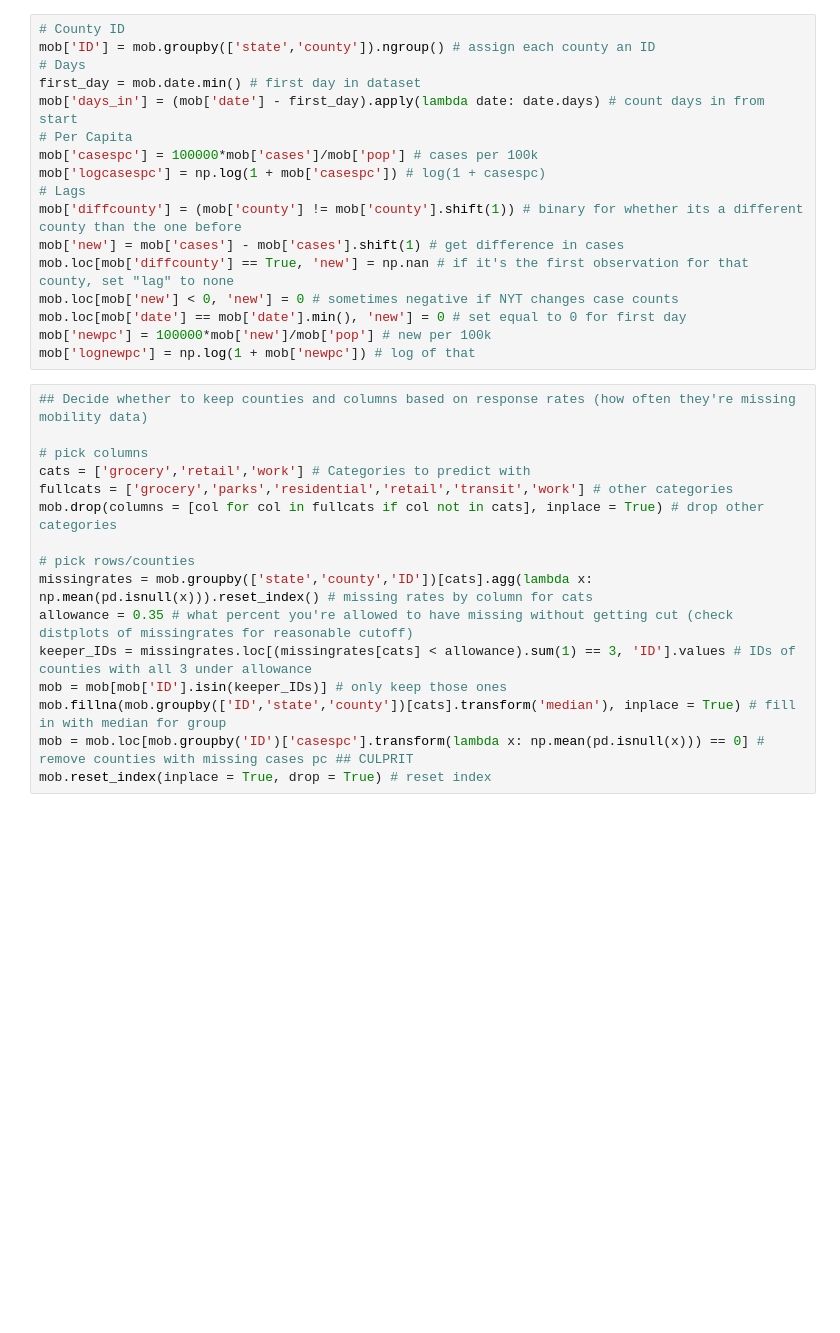
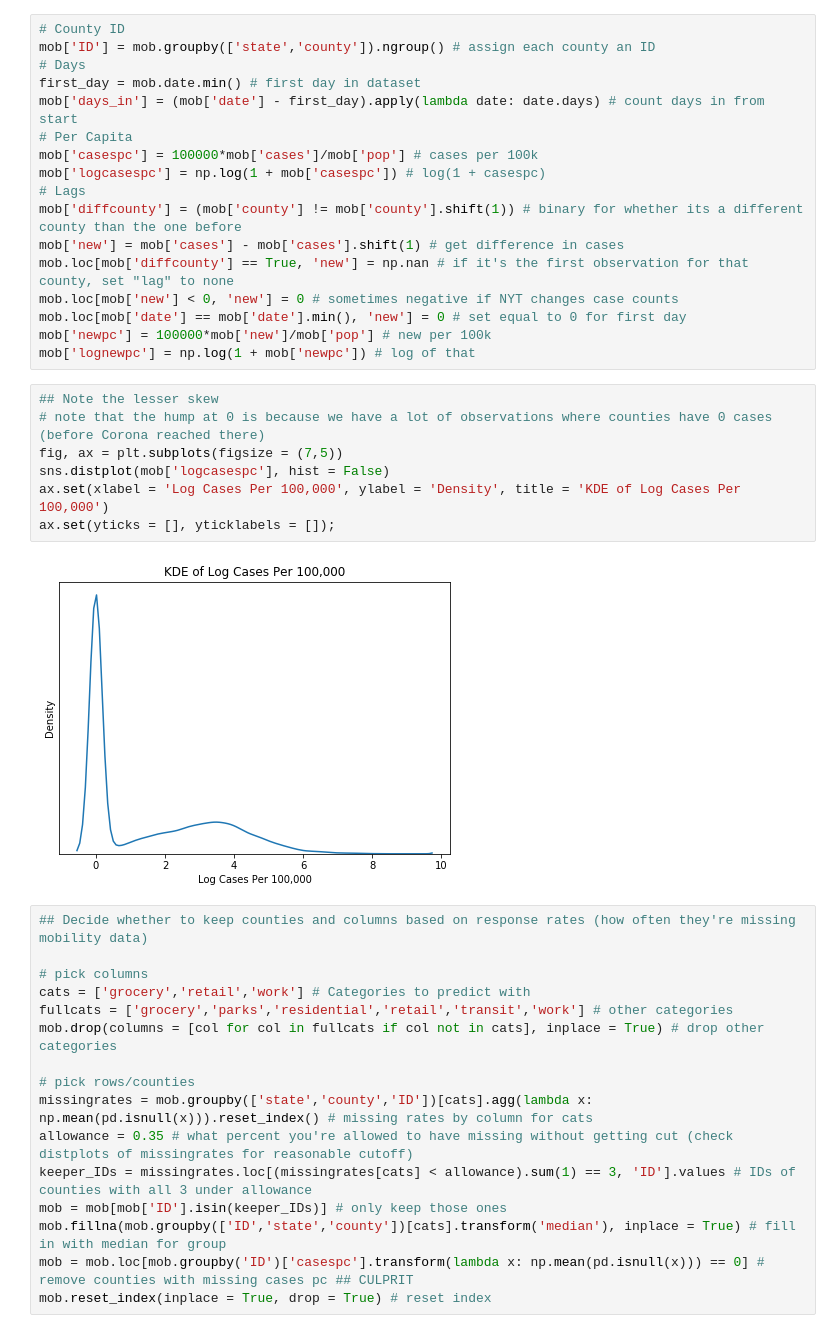
Before and after one commit to dafriedman97/COVID19_forecasts, a Jupyter notebook: Dynamic.ipynb, the cells around one changed output. Drawn from its saved outputs; the diff is of its cells as text; blank space fills up the shorter version.

```diff
--- a/Dynamic.ipynb
+++ b/Dynamic.ipynb
@@ -145,6 +153,15 @@ mob.loc[mob['new'] < 0, 'new'] = 0 # sometimes negative if NYT changes case coun
 mob.loc[mob['date'] == mob['date'].min(), 'new'] = 0 # set equal to 0 for first day
 mob['newpc'] = 100000*mob['new']/mob['pop'] # new per 100k
 mob['lognewpc'] = np.log(1 + mob['newpc']) # log of that
+# %%
+## Note the lesser skew
+# note that the hump at 0 is because we have a lot of observations where counties have 0 cases (before Corona reached there)
+fig, ax = plt.subplots(figsize = (7,5))
+sns.distplot(mob['logcasespc'], hist = False)
+ax.set(xlabel = 'Log Cases Per 100,000', ylabel = 'Density', title = 'KDE of Log Cases Per 100,000')
+ax.set(yticks = [], yticklabels = []);
+# %% [output]
+[figure, added]
 # %%
 ## Decide whether to keep counties and columns based on response rates (how often they're missing mobility data)
 
```
Also changed, not shown: parts of 2 cells of this notebook.
